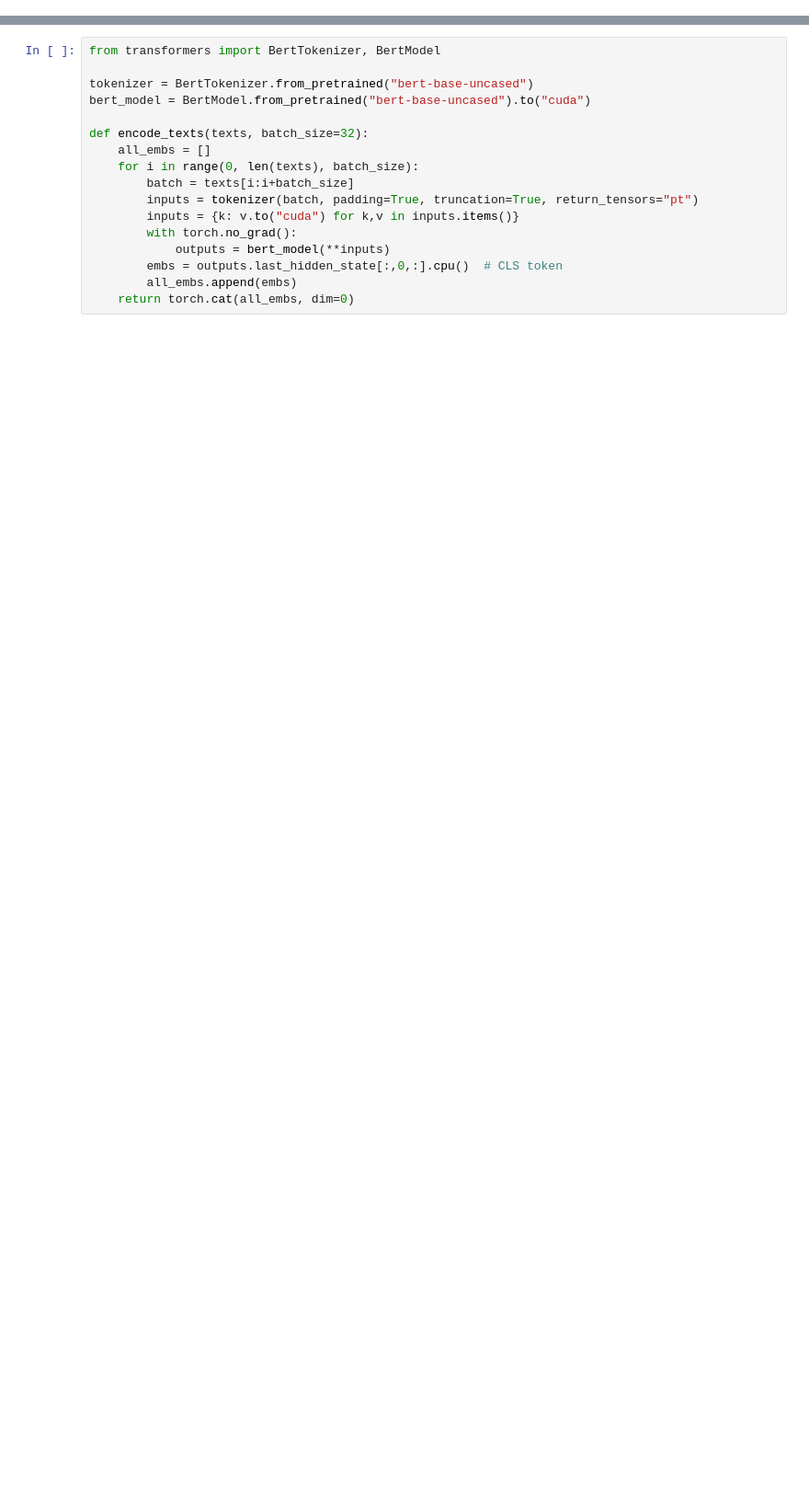
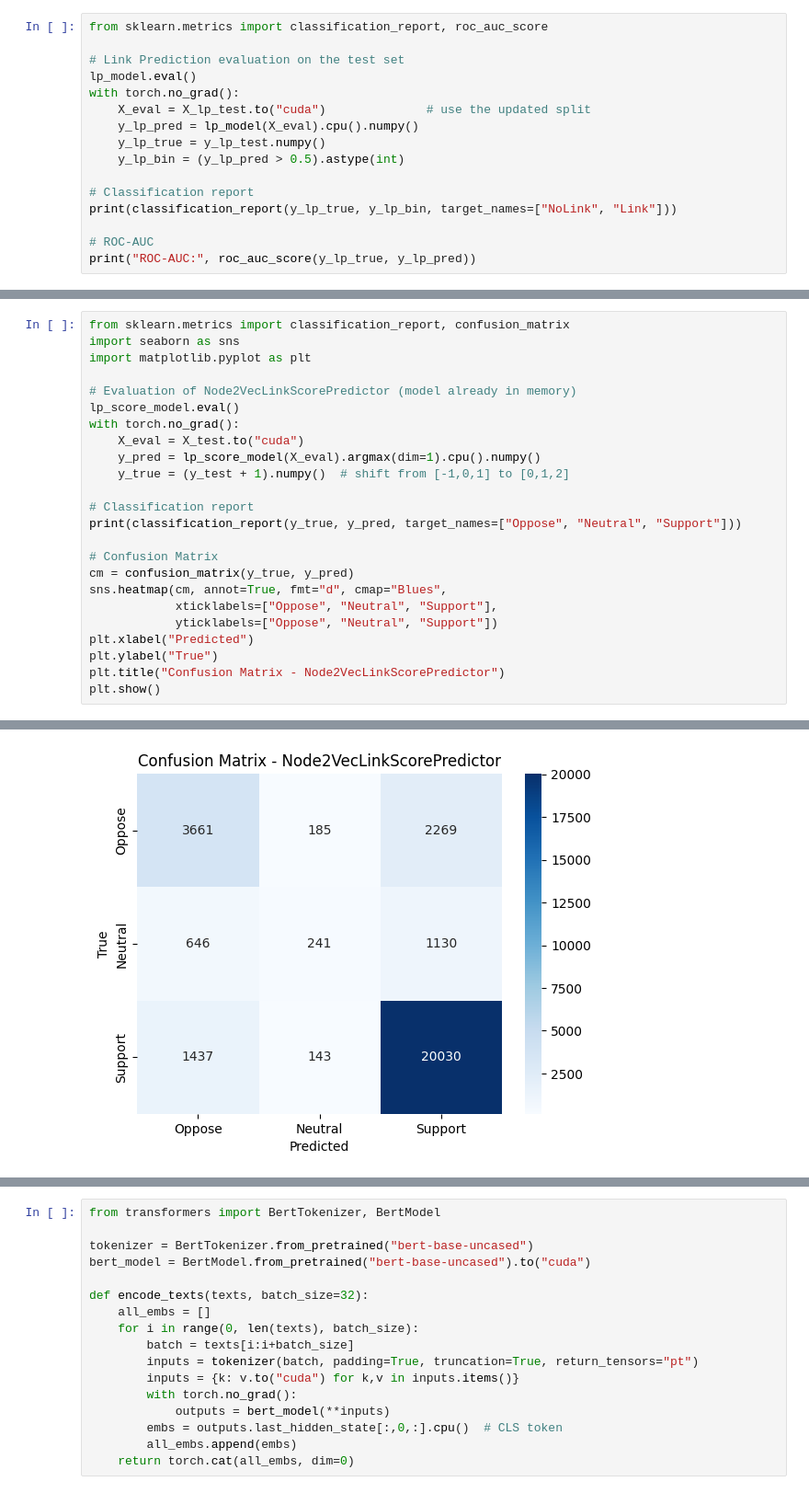
Before and after one commit to Lav-11/LFN_assignment, a Jupyter notebook: hw_wiki_rfa.ipynb, the cells around one changed output, grey strips where cells are left out. Shown: that part at 92% size. Drawn from its saved outputs; the diff is of its cells as text; blank space fills up the shorter version.

```diff
--- a/hw_wiki_rfa.ipynb
+++ b/hw_wiki_rfa.ipynb
@@ -872,0 +313,16 @@ y = torch.tensor(y, dtype=torch.long)
+# %%
+from sklearn.metrics import classification_report, roc_auc_score
+
+# Link Prediction evaluation on the test set
+lp_model.eval()
+with torch.no_grad():
+    X_eval = X_lp_test.to("cuda")              # use the updated split
+    y_lp_pred = lp_model(X_eval).cpu().numpy()
+    y_lp_true = y_lp_test.numpy()
+    y_lp_bin = (y_lp_pred > 0.5).astype(int)
+
+# Classification report
+print(classification_report(y_lp_true, y_lp_bin, target_names=["NoLink", "Link"]))
+
+# ROC-AUC
+print("ROC-AUC:", roc_auc_score(y_lp_true, y_lp_pred))
@@ -872,0 +646,25 @@ y = torch.tensor(y, dtype=torch.long)
+# %%
+from sklearn.metrics import classification_report, confusion_matrix
+import seaborn as sns
+import matplotlib.pyplot as plt
+
+# Evaluation of Node2VecLinkScorePredictor (model already in memory)
+lp_score_model.eval()
+with torch.no_grad():
+    X_eval = X_test.to("cuda")
+    y_pred = lp_score_model(X_eval).argmax(dim=1).cpu().numpy()
+    y_true = (y_test + 1).numpy()  # shift from [-1,0,1] to [0,1,2]
+
+# Classification report
+print(classification_report(y_true, y_pred, target_names=["Oppose", "Neutral", "Support"]))
+
+# Confusion Matrix
+cm = confusion_matrix(y_true, y_pred)
+sns.heatmap(cm, annot=True, fmt="d", cmap="Blues",
+            xticklabels=["Oppose", "Neutral", "Support"],
+            yticklabels=["Oppose", "Neutral", "Support"])
+plt.xlabel("Predicted")
+plt.ylabel("True")
+plt.title("Confusion Matrix - Node2VecLinkScorePredictor")
+plt.show()
+# %% [output]
@@ -872,0 +680 @@ y = torch.tensor(y, dtype=torch.long)
+[figure, added]
```
Also changed, not shown: parts of 66 cells of this notebook.
